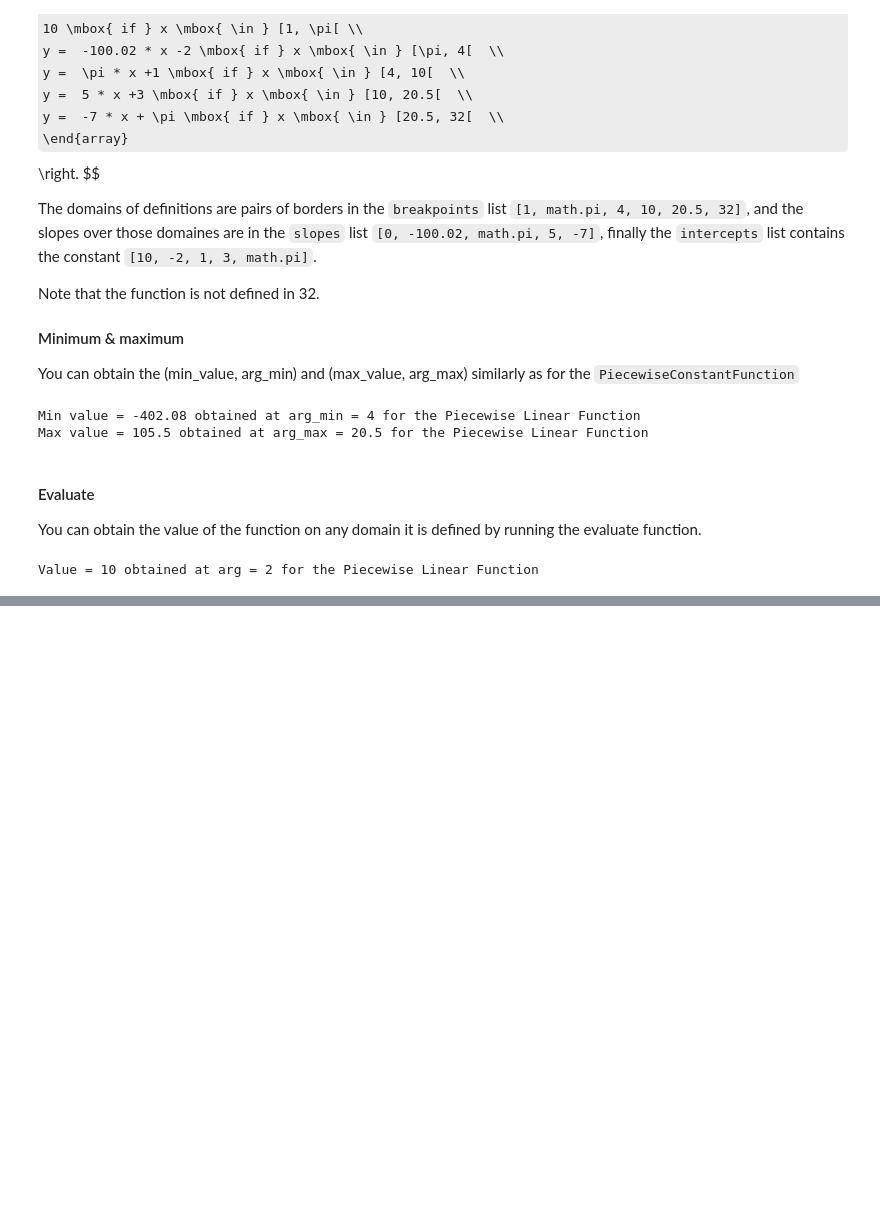
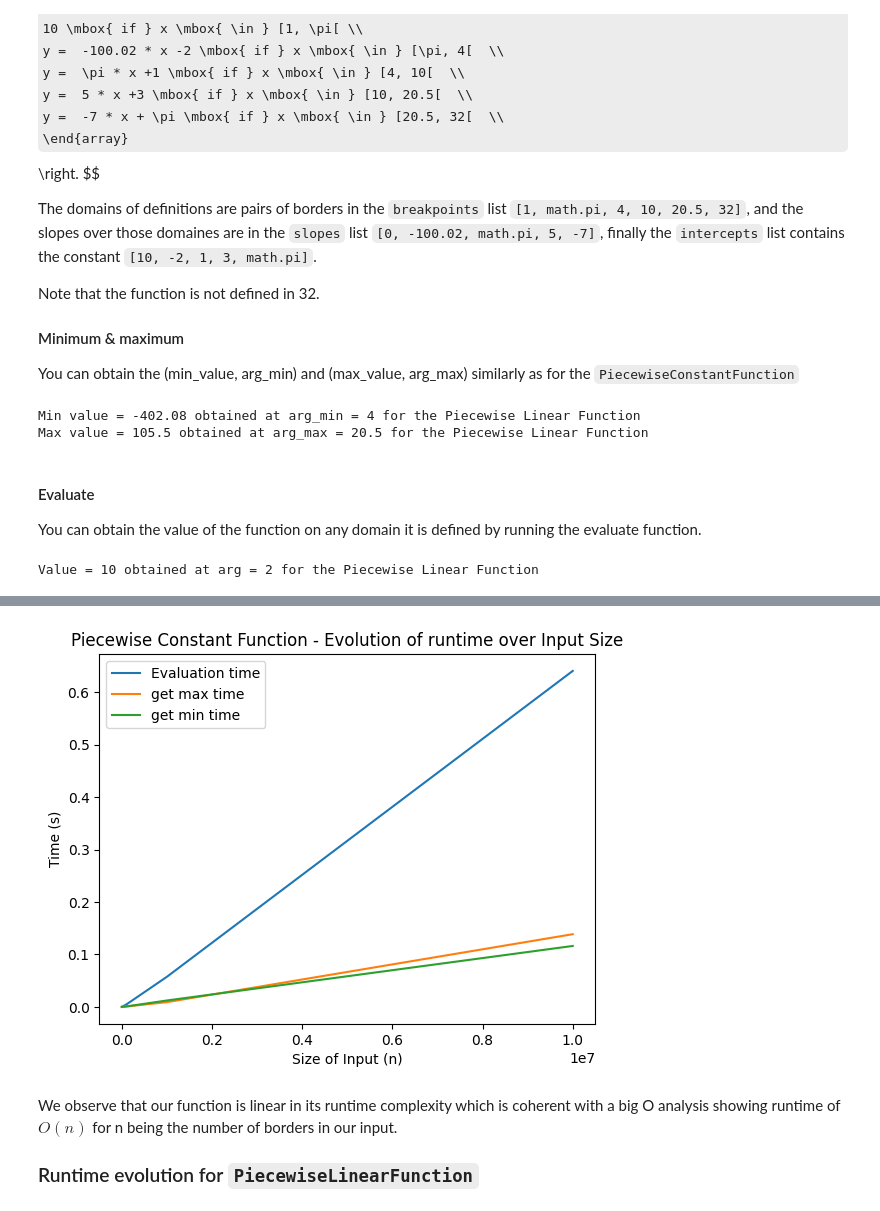
Before and after one commit to fpaupier/piecewise-functions, a Jupyter notebook: PiecewiseFunctions.ipynb, the cells around one changed output, grey strips where cells are left out. Drawn from its saved outputs; the diff is of its cells as text; code cells hidden in the pictures; some formulas as TeX source; blank space fills up the shorter version.

Commit message:
add(runtime analysis)

```diff
--- a/PiecewiseFunctions.ipynb
+++ b/PiecewiseFunctions.ipynb
@@ -169,0 +223,3 @@ Value = 10 obtained at arg = 2 for the Piecewise Linear Function
+# %%
+# Get the benchmark for PCF
+metrics_pcf : dict = large_input_pcf()
@@ -169,0 +238,23 @@ Value = 10 obtained at arg = 2 for the Piecewise Linear Function
+# %%
+import matplotlib.pyplot as plt
+
+# Extract the times for each metric
+time_eval = [t[0] for t in metrics_pcf.values()]
+time_max = [t[1] for t in metrics_pcf.values()]
+time_min = [t[2] for t in metrics_pcf.values()]
+
+# Plot the times for each metric over the size of the input n
+plt.plot(metrics_pcf.keys(), time_eval, label='Evaluation time')
+plt.plot(metrics_pcf.keys(), time_max, label='get max time')
+plt.plot(metrics_pcf.keys(), time_min, label='get min time')
+plt.xlabel('Size of Input (n)')
+plt.ylabel('Time (s)')
+plt.title('Piecewise Constant Function - Evolution of runtime over Input Size')
+plt.legend()
+plt.show()
+# %% [output]
+[figure, added]
+# %% [markdown]
+We observe that our function is linear in its runtime complexity which is coherent with a big O analysis showing runtime of $O(n)$ for n being the number of borders in our input.
+
+### Runtime evolution for `PiecewiseLinearFunction`
```
Also changed, not shown: parts of 8 cells of this notebook.
